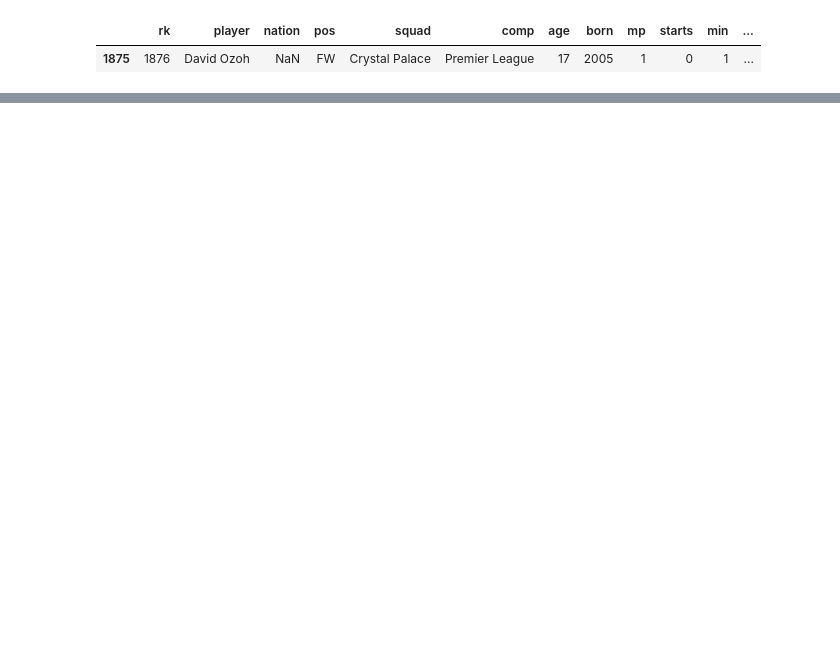
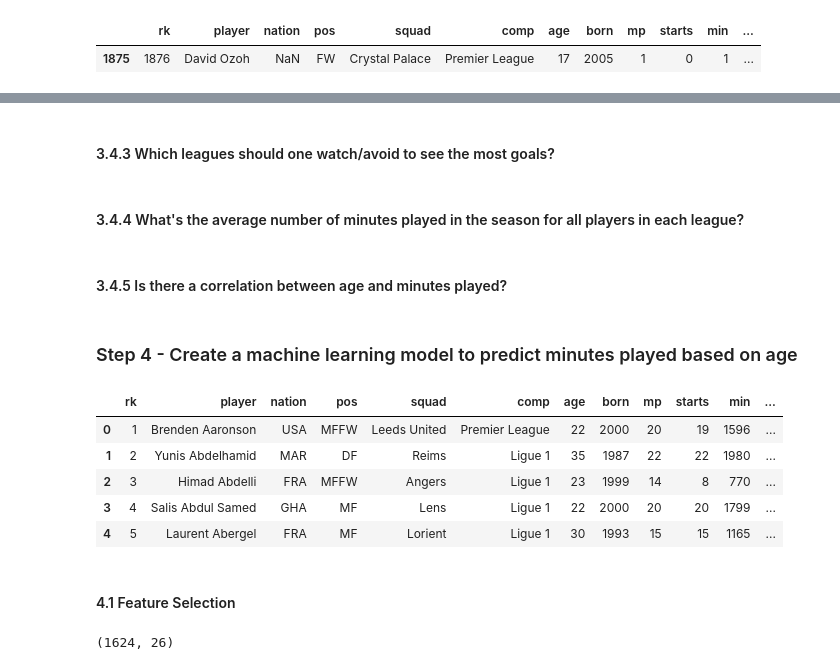
Before and after one commit to normanmunge/football-performance-analysis, a Jupyter notebook: football-performance-eda.ipynb, the cells around one changed output, grey strips where cells are left out. Cells and saved outputs as stored; diff of their text form; code cells hidden in the pictures; blank space fills up the shorter version.

```diff
--- a/football-performance-eda.ipynb
+++ b/football-performance-eda.ipynb
@@ -272,0 +362,25 @@ Name: Nation, dtype: object
+# %% [markdown]
+#### 3.4.3 Which leagues should one watch/avoid to see the most goals?
+# %% [markdown]
+#### 3.4.4 What's the average number of minutes played in the season for all players in each league?
+# %% [markdown]
+#### 3.4.5 Is there a correlation between age and minutes played?
+# %% [markdown]
+### Step 4 - Create a machine learning model to predict minutes played based on age
+# %%
+football_df.head()
+# %% [output]
+|  | rk | player | nation | pos | squad | comp | age | born | mp | starts | min | ... |
+| 0 | 1 | Brenden Aaronson | USA | MFFW | Leeds United | Premier League | 22 | 2000 | 20 | 19 | 1596 | ... |
+| 1 | 2 | Yunis Abdelhamid | MAR | DF | Reims | Ligue 1 | 35 | 1987 | 22 | 22 | 1980 | ... |
+| 2 | 3 | Himad Abdelli | FRA | MFFW | Angers | Ligue 1 | 23 | 1999 | 14 | 8 | 770 | ... |
+| 3 | 4 | Salis Abdul Samed | GHA | MF | Lens | Ligue 1 | 22 | 2000 | 20 | 20 | 1799 | ... |
+| 4 | 5 | Laurent Abergel | FRA | MF | Lorient | Ligue 1 | 30 | 1993 | 15 | 15 | 1165 | ... |
+# %% [markdown]
+#### 4.1 Feature Selection
+# %%
+selected_cols = ['pos', 'age', 'mp', 'starts', 'min', 'shots', 'shodist', 'shofk', 'pastotcmp', 'pastotatt', 'pastotdist', 'pastotprgdist', 'passhocmp', 'passhoatt', 'pasmedcmp', 'pasmedatt', 'paslonatt', 'assists', 'pasass', 'pas3rd', 'blocks', 'touches', 'recov', 'aerwon', 'aerlost','tkl']
+selected_df = football_df[selected_cols]
+selected_df.shape
+# %% [output]
+(1624, 26)
```
Also changed, not shown: parts of 45 cells of this notebook.
